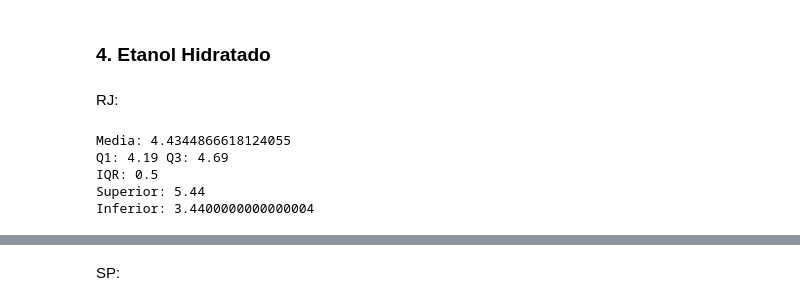
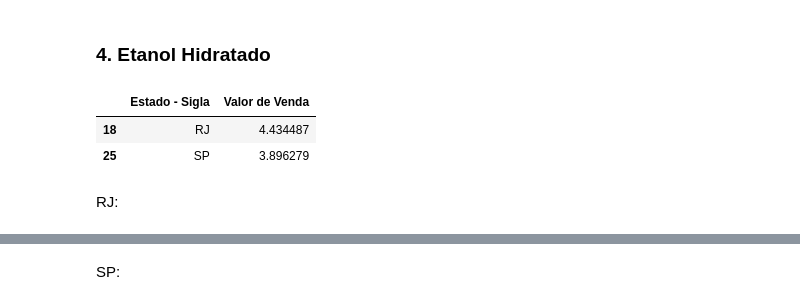
Before and after one commit to IanSeedd/ANP_exercicios, a Jupyter notebook: combust.ipynb, the cells around one changed output, grey strips where cells are left out. Cells and saved outputs as stored; diff of their text form; code cells hidden in the pictures.

Commit message:
Outra correção, analisando a media do SP e RJ

```diff
--- a/combust.ipynb
+++ b/combust.ipynb
@@ -101,7 +101,16 @@ outlier_inf_c_rj
 # %%
 df_etanol = df.loc[df['Produto'] == 'ETANOL']
 df_etanol_rj = df_etanol.loc[df_etanol['Estado - Sigla'] == 'RJ']
 df_etanol_sp = df_etanol.loc[df_etanol['Estado - Sigla'] == 'SP']
+
+# Jeito facil
+df_etanol_sp_rj = df_etanol.groupby('Estado - Sigla')['Valor de Venda'].mean().reset_index().sort_values(by='Valor de Venda', ascending=False)
+df_etanol_sp_rj_estado = df_etanol_sp_rj.loc[df_etanol_sp_rj['Estado - Sigla'].isin(['RJ', 'SP'])]
+df_etanol_sp_rj_estado
+# %% [output]
+|  | Estado - Sigla | Valor de Venda |
+| 18 | RJ | 4.434487 |
+| 25 | SP | 3.896279 |
 # %% [markdown]
 RJ:
 # %%
@@ -112,14 +121,6 @@ q3_e_rj = np.percentile(array_etanol_rj, 75)
 iqr_e_rj = q3_e_rj - q1_e_rj
 l_sup_e_rj = q3_e_rj + (1.5*iqr_e_rj)
 l_inf_e_rj = q1_e_rj - (1.5*iqr_e_rj)
-print(f'Media: {media_e_rj} \nQ1: {q1_e_rj} Q3: {q3_e_rj}')
-print(f'IQR: {iqr_e_rj} \nSuperior: {l_sup_e_rj} \nInferior: {l_inf_e_rj}')
-# %% [output]
-Media: 4.4344866618124055
-Q1: 4.19 Q3: 4.69
-IQR: 0.5
-Superior: 5.44
-Inferior: 3.4400000000000004
 # %%
 outlier_sup_e_rj = df_etanol_rj.loc[df_etanol_rj['Valor de Venda'] > l_sup_e_rj]
 outlier_sup_e_rj
```
Also changed, not shown: parts of 2 cells of this notebook.
